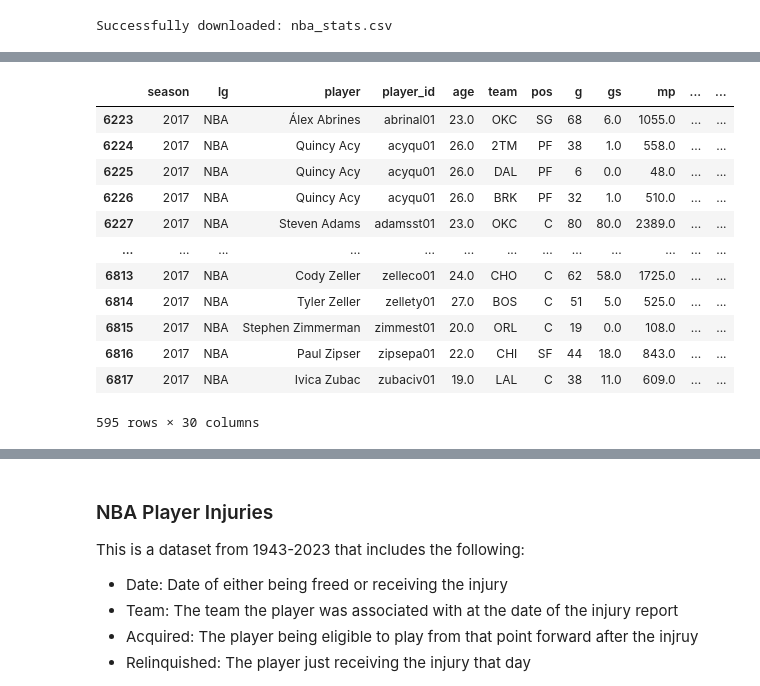
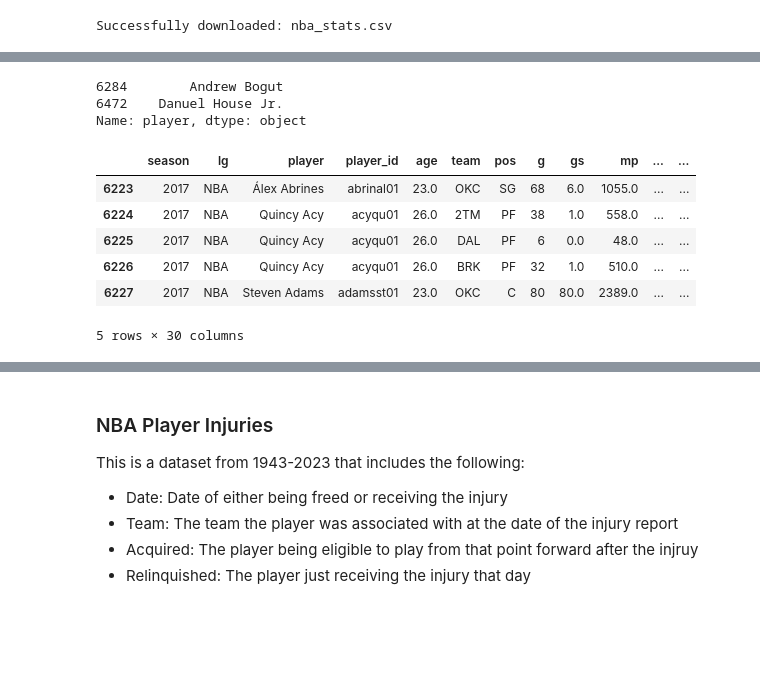
Before and after one commit to COGS108/Group122_WI26, a Jupyter notebook: 01-DataCheckpoint.ipynb, the cells around one changed output, grey strips where cells are left out. Saved outputs shown, nothing was run; the diff lists cells and outputs as text; code cells hidden in the pictures; blank space fills up the shorter version.

```diff
--- a/01-DataCheckpoint.ipynb
+++ b/01-DataCheckpoint.ipynb
@@ -176,20 +198,20 @@ Instructions:
 # %%
 df_stats = pd.read_csv('data/00-raw/nba_stats.csv')
 
 df_stats = df_stats[df_stats['season'] == 2017] # use only data from 2016-2017 season
 
-df_stats
+rows_with_missing = df_stats[df_stats.isnull().any(axis=1)]
+print(rows_with_missing['player']) # Find players with missing rows and drop
+df_stats = df_stats.dropna()
+df_stats.head()
 # %% [output]
+6284        Andrew Bogut
+6472    Danuel House Jr.
+Name: player, dtype: object
 |  | season | lg | player | player_id | age | team | pos | g | gs | mp | ... | ... |
 | 6223 | 2017 | NBA | Álex Abrines | abrinal01 | 23.0 | OKC | SG | 68 | 6.0 | 1055.0 | ... | ... |
 | 6224 | 2017 | NBA | Quincy Acy | acyqu01 | 26.0 | 2TM | PF | 38 | 1.0 | 558.0 | ... | ... |
 | 6225 | 2017 | NBA | Quincy Acy | acyqu01 | 26.0 | DAL | PF | 6 | 0.0 | 48.0 | ... | ... |
 | 6226 | 2017 | NBA | Quincy Acy | acyqu01 | 26.0 | BRK | PF | 32 | 1.0 | 510.0 | ... | ... |
 | 6227 | 2017 | NBA | Steven Adams | adamsst01 | 23.0 | OKC | C | 80 | 80.0 | 2389.0 | ... | ... |
-| ... | ... | ... | ... | ... | ... | ... | ... | ... | ... | ... | ... | ... |
-| 6813 | 2017 | NBA | Cody Zeller | zelleco01 | 24.0 | CHO | C | 62 | 58.0 | 1725.0 | ... | ... |
-| 6814 | 2017 | NBA | Tyler Zeller | zellety01 | 27.0 | BOS | C | 51 | 5.0 | 525.0 | ... | ... |
-| 6815 | 2017 | NBA | Stephen Zimmerman | zimmest01 | 20.0 | ORL | C | 19 | 0.0 | 108.0 | ... | ... |
-| 6816 | 2017 | NBA | Paul Zipser | zipsepa01 | 22.0 | CHI | SF | 44 | 18.0 | 843.0 | ... | ... |
-| 6817 | 2017 | NBA | Ivica Zubac | zubaciv01 | 19.0 | LAL | C | 38 | 11.0 | 609.0 | ... | ... |
-595 rows × 30 columns
+5 rows × 30 columns
```
Also changed, not shown: parts of 3 cells of this notebook.
